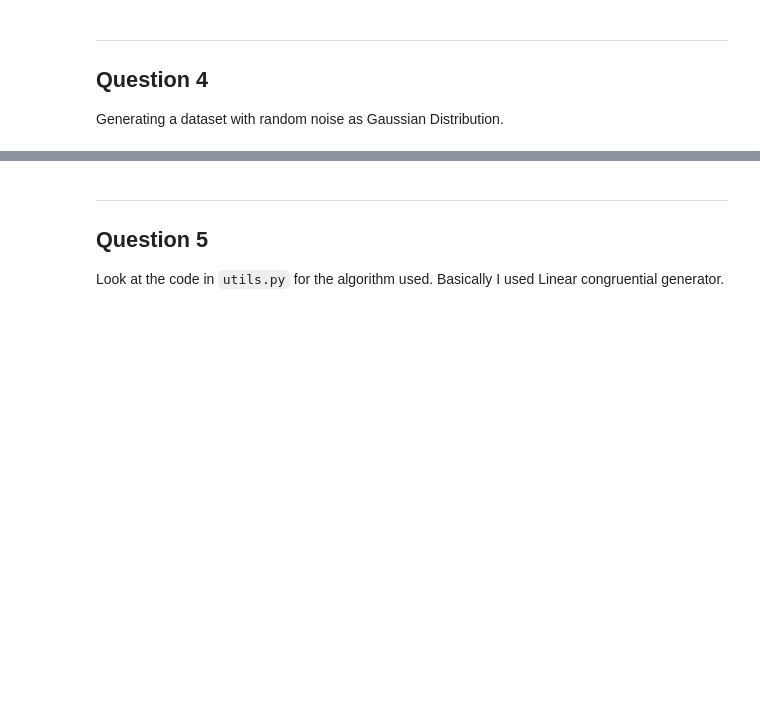
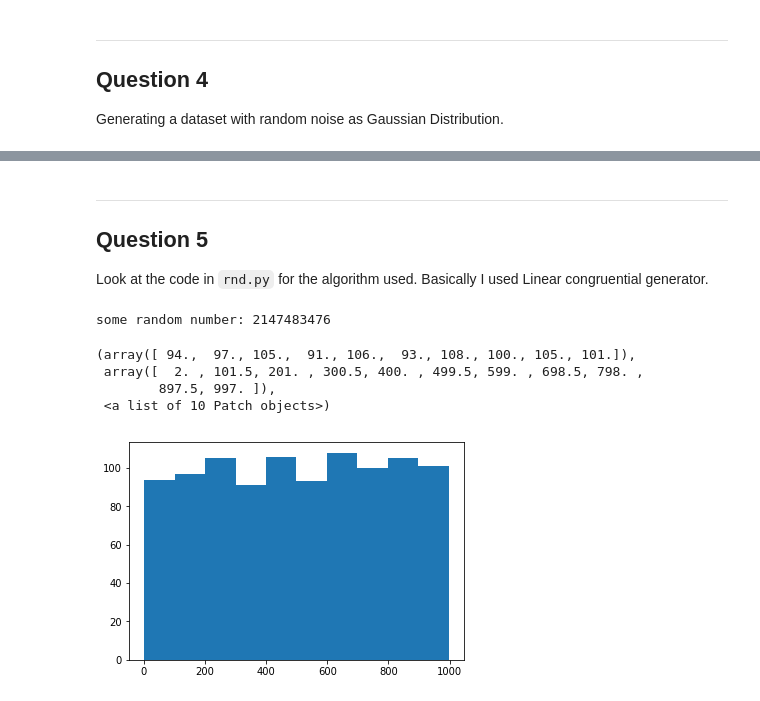
Before and after one commit to apoorvagnihotri/mlpy, a Jupyter notebook: usage/random-forest/assignment2.ipynb, the cells around one changed output, grey strips where cells are left out. Cells and saved outputs as stored; diff of their text form; code cells hidden in the pictures; blank space fills up the shorter version.

```diff
--- a/usage/random-forest/assignment2.ipynb
+++ b/usage/random-forest/assignment2.ipynb
@@ -366,13 +413,21 @@ plt.scatter(X, Y)
 # %% [markdown]
 ---
 ## Question 5
-Look at the code in ``utils.py`` for the algorithm used. Basically I used Linear congruential generator.
+Look at the code in ``rnd.py`` for the algorithm used. Basically I used Linear congruential generator.
 # %%
+N = 1000
+
 from rnd import Uniform
-gen = Uniform()
-print (gen.sample())
-print (gen.random_between(start=0, end=1))
+gen = Uniform(seed=6)
+print ("some random number:", gen.sample())
 y = [gen.random_between(start=1,
                         end=N) \
      for i in range(1000)]
 plt.hist(y)
+# %% [output]
+some random number: 2147483476
+(array([ 94.,  97., 105.,  91., 106.,  93., 108., 100., 105., 101.]),
+ array([  2. , 101.5, 201. , 300.5, 400. , 499.5, 599. , 698.5, 798. ,
+        897.5, 997. ]),
+ <a list of 10 Patch objects>)
+[figure, added]
```
Also changed, not shown: parts of 25 cells of this notebook, 1 other file.
